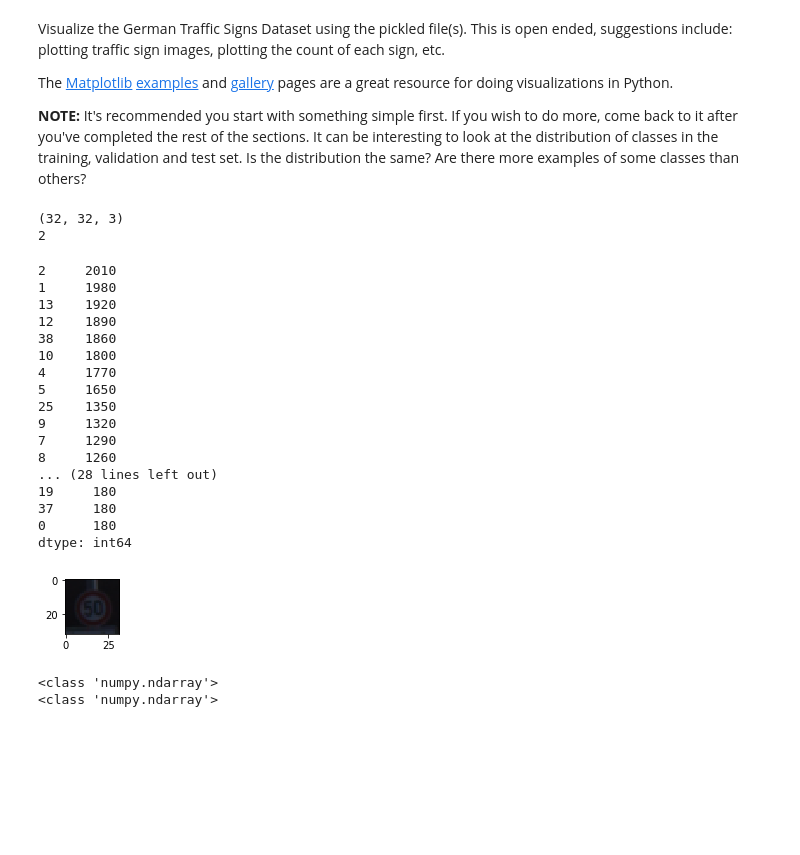
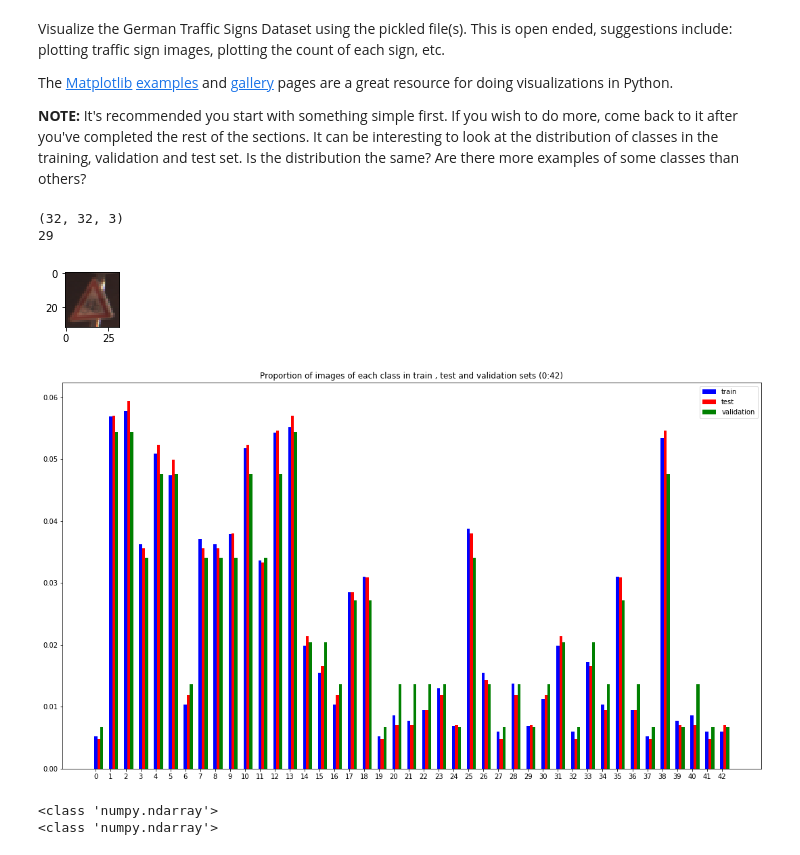
Before and after one commit to saipran7777/Traffic_sign_classifier, a Jupyter notebook: Traffic_Sign_Classifier.ipynb, the cells around one changed output. Drawn from its saved outputs; the diff is of its cells as text; code cells hidden in the pictures; blank space fills up the shorter version.

```diff
--- a/Traffic_Sign_Classifier.ipynb
+++ b/Traffic_Sign_Classifier.ipynb
@@ -100,45 +100,49 @@ The [Matplotlib](http://matplotlib.org/) [examples](http://matplotlib.org/exampl
 # %%
 ### Data exploration visualization code goes here.
 ### Feel free to use as many code cells as needed.
 import matplotlib.pyplot as plt
 import numpy as np
 # Visualizations will be shown in the notebook.
 %matplotlib inline
 
 import random
 index = random.randint(0, len(X_train))
 image = X_train[index].squeeze()
 
 plt.figure(figsize=(1,1))
 plt.imshow(image, cmap="gray")
 print(image.shape)
 print(y_train[index])
 
 import pandas as pd
 from pandas import DataFrame
 df = pd.Series(y_train,dtype='category')
-df.value_counts()
+# df.value_counts()
+litr=[]
+litst=[]
+lival=[]
+index=np.arange(43)
+index1=index[0:43]
+itera=0
+while(itera<=42):
+    litr.append(y_train.tolist().count(itera)/len(y_train))
+    litst.append(y_test.tolist().count(itera)/len(y_test))
+    lival.append(y_valid.tolist().count(itera)/len(y_valid))
+    itera=itera+1
+fig,ax1 = plt.subplots()
+fig.set_size_inches(18.5, 10.5)
+rects1 = ax1.bar(index1, litr[0:43], .2,color='b',label='train')
+rects2 = ax1.bar(index1+.2, litst[0:43],.2,color='r',label='test')
+rects3 = ax1.bar(index1+.4, lival[0:43], .2,color='g',label='validation')
+ax1.set_xticks(index1)
+ax1.legend()
+ax1.set_title("Proportion of images of each class in train , test and validation sets (0-42)")
+plt.show()
 # %% [output]
 (32, 32, 3)
-2
+29
-2     2010
-1     1980
-13    1920
-12    1890
-38    1860
-10    1800
-4     1770
-5     1650
-25    1350
-9     1320
-7     1290
-8     1260
-... (28 lines left out)
-19     180
-37     180
-0      180
-dtype: int64
-[figure, old version]
+[figure, new version]
+[figure, added]
 # %%
 print(type(X_train))
 print(type(y_train))
```
Also changed, not shown: 1 other file.
